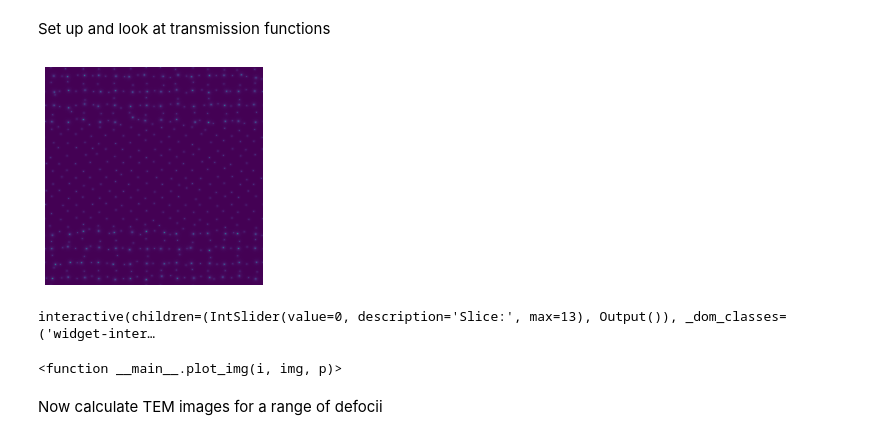
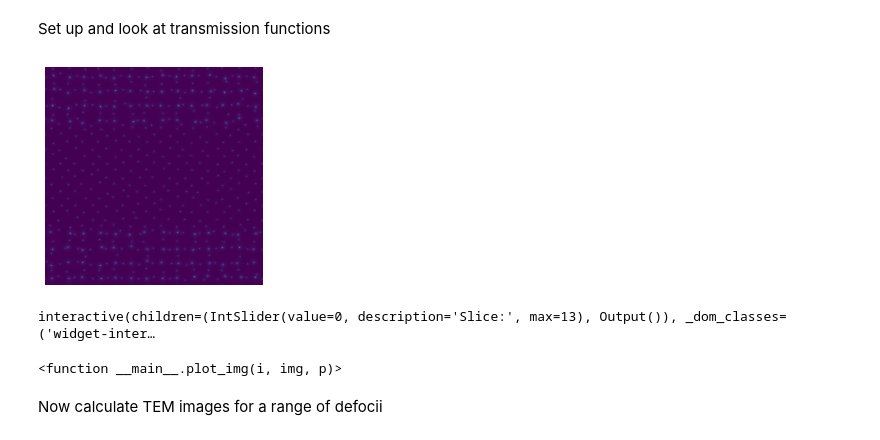
Before and after one commit to HamishGBrown/py_multislice, a Jupyter notebook: Demos/HRTEM.ipynb, the cells around one changed output. Drawn from its saved outputs; the diff is of its cells as text; code cells hidden in the pictures.

```diff
--- a/Demos/HRTEM.ipynb
+++ b/Demos/HRTEM.ipynb
@@ -7,7 +7,8 @@ import numpy as np
 %matplotlib notebook
 import matplotlib.pyplot as plt
 #Get crystal
-crystal = pyms.crystal('Structures/SrTiO3_CeO2_interface.xyz')
+crystal = pyms.crystal('Structures/SrTiO3_CeO2_interface.xyz',
+                atomic_coordinates = "cartesian")
 
 #A few maniupulations to remove vaccuum at edges and create a psuedo-periodic
 #structure
@@ -34,7 +35,7 @@ rsize[:3]  = crystal.unitcell[:3]
 rsize[:2] *= np.asarray(tiling)
 
 #Number of transmission functions
-nT = 4
+nT = 2
 
 #Probe accelerating voltage in eV
 eV = 3e5
@@ -56,9 +57,9 @@ from pyms.utils import cx_to_numpy
 # Transmission functions wouldn't fit on the GPU of my test computer, uncomment the following
 # to utilize GPU acceleration
 #Choose GPU if available and CPU if not
-#if (torch.cuda.is_available()):
-#    device = torch.device('cuda:0')
-#else:
+# if (torch.cuda.is_available()):
+#     device = torch.device('cuda:0')
+# else:
 device = torch.device('cpu')
 
 #Subslice every 2 Angstrom
@@ -66,7 +67,7 @@ nsubslices = int(np.ceil(crystal.unitcell[2]/2))
 subslices = np.linspace(1.0/nsubslices,1.0,num = nsubslices)
 
 #Initialize array to store transmission functions in
-T = torch.zeros(nT,nsubslices,*gridshape,2,device=device)
+T = torch.zeros(nT,nsubslices,*gridshape,2,device=device,dtype = torch.float)
 
 #Make transmission functions
 for i in range(nT):
@@ -74,34 +75,34 @@ for i in range(nT):
 
 
 from ipywidgets import interact, interactive, fixed, interact_manual
 import ipywidgets as widgets
 
 #Now plot transmission function with slider widget to inspect individual slices
 
 fig,ax = plt.subplots(figsize=(4,4))
 p = ax.imshow(np.angle(cx_to_numpy(T[0,0,...])),vmax=0.6*np.amax(np.angle(T[0,0,...])),vmin=np.amin(np.angle(T[0,0,...])))
 ax.set_axis_off()
 
 def plot_img(i,img,p):
     p.set_data(np.angle(cx_to_numpy(img[0,i,...])))
     fig.canvas.draw_idle()
 #     p.set_title()
 
 widg = widgets.IntSlider(
     value=0,
     min=0,
     max=T.shape[1]-1,
     step=1,
     description='Slice:',
     disabled=False,
     continuous_update=True,
     orientation='horizontal',
     readout=True,
     readout_format='d'
 )
 interact(plot_img,i=widg,img=fixed(T), p=fixed(p))
 # %% [output]
-[figure, old version]
+[figure, new version]
 interactive(children=(IntSlider(value=0, description='Slice:', max=13), Output()), _dom_classes=('widget-inter…
 <function __main__.plot_img(i, img, p)>
 # %% [markdown]
```
Also changed, not shown: parts of 3 cells of this notebook, 3 other files.
